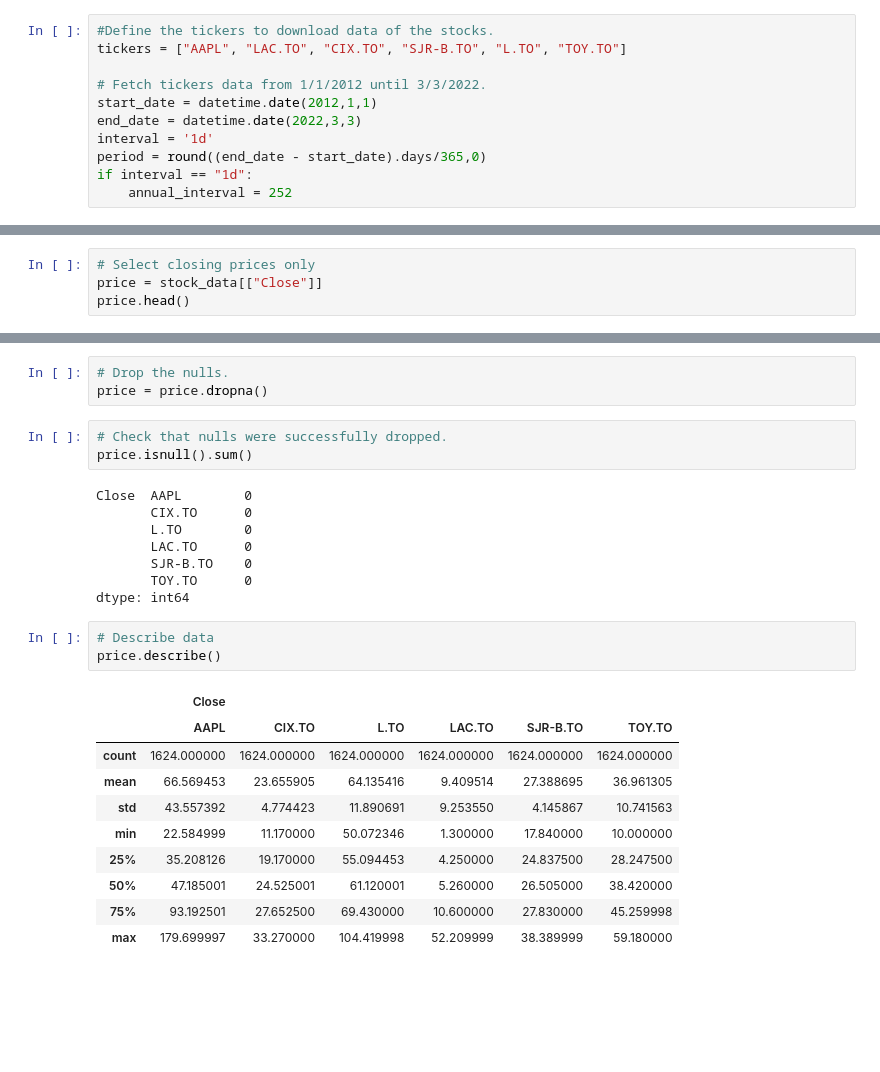
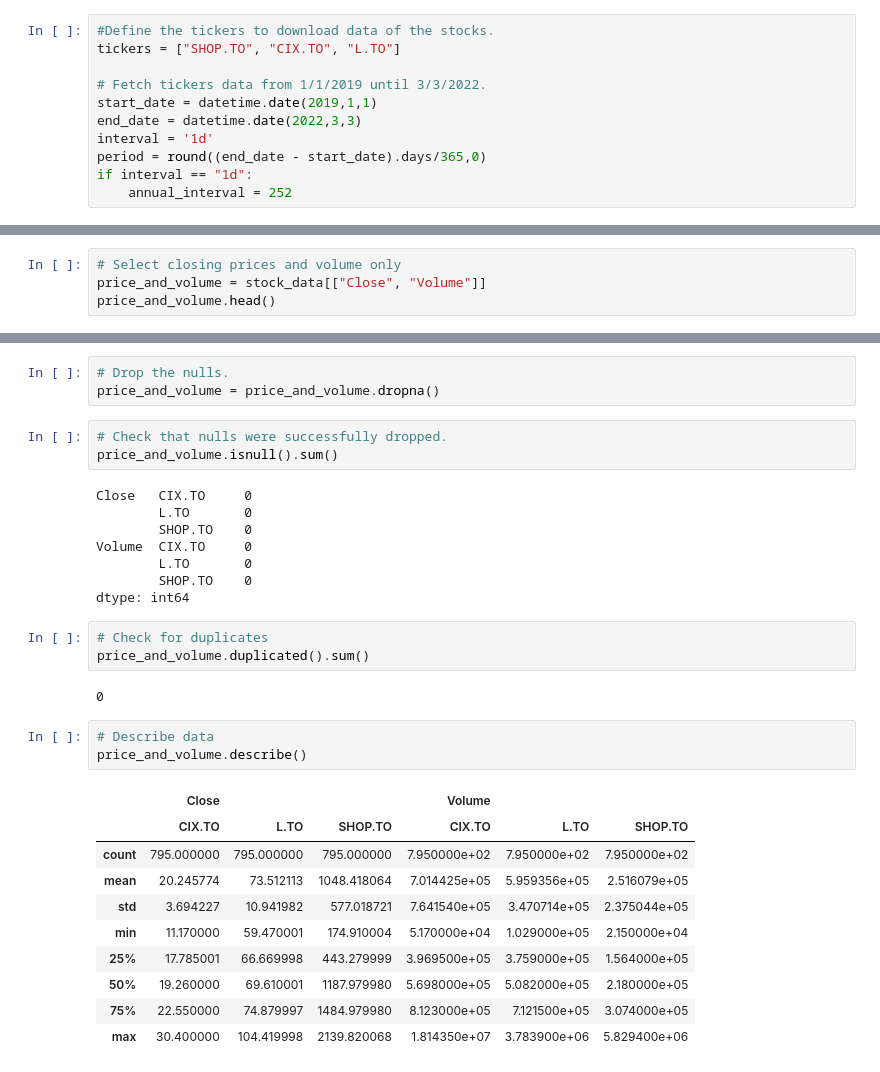
Before and after one commit to tyedem/Machine-Learning-Trader, a Jupyter notebook: data_collection_claudia.ipynb, the cells around one changed output, grey strips where cells are left out. Saved outputs shown, nothing was run; the diff lists cells and outputs as text; blank space fills up the shorter version.

Commit message:
Changed stocks list and saved to data to CSV file.

```diff
--- a/data_collection_claudia.ipynb
+++ b/data_collection_claudia.ipynb
@@ -7,9 +8,9 @@ import yfinance as yf
 # %%
 #Define the tickers to download data of the stocks.
-tickers = ["AAPL", "LAC.TO", "CIX.TO", "SJR-B.TO", "L.TO", "TOY.TO"]
+tickers = ["SHOP.TO", "CIX.TO", "L.TO"]
 
-# Fetch tickers data from 1/1/2012 until 3/3/2022.
-start_date = datetime.date(2012,1,1)
+# Fetch tickers data from 1/1/2019 until 3/3/2022.
+start_date = datetime.date(2019,1,1)
 end_date = datetime.date(2022,3,3)
 interval = '1d'
 period = round((end_date - start_date).days/365,0)
@@ -47,5 +48,5 @@ stock_data
 # %%
-# Select closing prices only
-price = stock_data[["Close"]]
-price.head()
+# Select closing prices and volume only
+price_and_volume = stock_data[["Close", "Volume"]]
+price_and_volume.head()
 # %% [output]
@@ -81,30 +82,35 @@ Close  AAPL         45
 dtype: int64
 # %%
 # Drop the nulls.
-price = price.dropna()
+price_and_volume = price_and_volume.dropna()
 # %%
 # Check that nulls were successfully dropped.
-price.isnull().sum()
+price_and_volume.isnull().sum()
 # %% [output]
-Close  AAPL        0
-       CIX.TO      0
-       L.TO        0
-       LAC.TO      0
-       SJR-B.TO    0
-       TOY.TO      0
+Close   CIX.TO     0
+        L.TO       0
+        SHOP.TO    0
+Volume  CIX.TO     0
+        L.TO       0
+        SHOP.TO    0
 dtype: int64
+# %%
+# Check for duplicates
+price_and_volume.duplicated().sum()
+# %% [output]
+0
 # %%
 # Describe data
-price.describe()
+price_and_volume.describe()
 # %% [output]
-|  | Close |  |  |  |  |  |
-|  | AAPL | CIX.TO | L.TO | LAC.TO | SJR-B.TO | TOY.TO |
-| count | 1624.000000 | 1624.000000 | 1624.000000 | 1624.000000 | 1624.000000 | 1624.000000 |
-| mean | 66.569453 | 23.655905 | 64.135416 | 9.409514 | 27.388695 | 36.961305 |
-| std | 43.557392 | 4.774423 | 11.890691 | 9.253550 | 4.145867 | 10.741563 |
-| min | 22.584999 | 11.170000 | 50.072346 | 1.300000 | 17.840000 | 10.000000 |
-| 25% | 35.208126 | 19.170000 | 55.094453 | 4.250000 | 24.837500 | 28.247500 |
-| 50% | 47.185001 | 24.525001 | 61.120001 | 5.260000 | 26.505000 | 38.420000 |
-| 75% | 93.192501 | 27.652500 | 69.430000 | 10.600000 | 27.830000 | 45.259998 |
-| max | 179.699997 | 33.270000 | 104.419998 | 52.209999 | 38.389999 | 59.180000 |
+|  | Close |  |  | Volume |  |  |
+|  | CIX.TO | L.TO | SHOP.TO | CIX.TO | L.TO | SHOP.TO |
+| count | 795.000000 | 795.000000 | 795.000000 | 7.950000e+02 | 7.950000e+02 | 7.950000e+02 |
+| mean | 20.245774 | 73.512113 | 1048.418064 | 7.014425e+05 | 5.959356e+05 | 2.516079e+05 |
+| std | 3.694227 | 10.941982 | 577.018721 | 7.641540e+05 | 3.470714e+05 | 2.375044e+05 |
+| min | 11.170000 | 59.470001 | 174.910004 | 5.170000e+04 | 1.029000e+05 | 2.150000e+04 |
+| 25% | 17.785001 | 66.669998 | 443.279999 | 3.969500e+05 | 3.759000e+05 | 1.564000e+05 |
+| 50% | 19.260000 | 69.610001 | 1187.979980 | 5.698000e+05 | 5.082000e+05 | 2.180000e+05 |
+| 75% | 22.550000 | 74.879997 | 1484.979980 | 8.123000e+05 | 7.121500e+05 | 3.074000e+05 |
+| max | 30.400000 | 104.419998 | 2139.820068 | 1.814350e+07 | 3.783900e+06 | 5.829400e+06 |
 # %%
```
Also changed, not shown: parts of 11 cells of this notebook, 1 other file.
